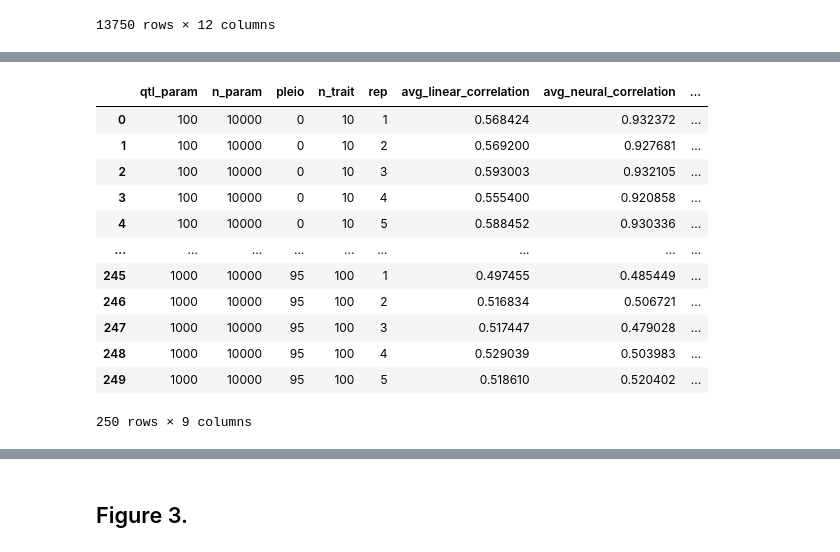
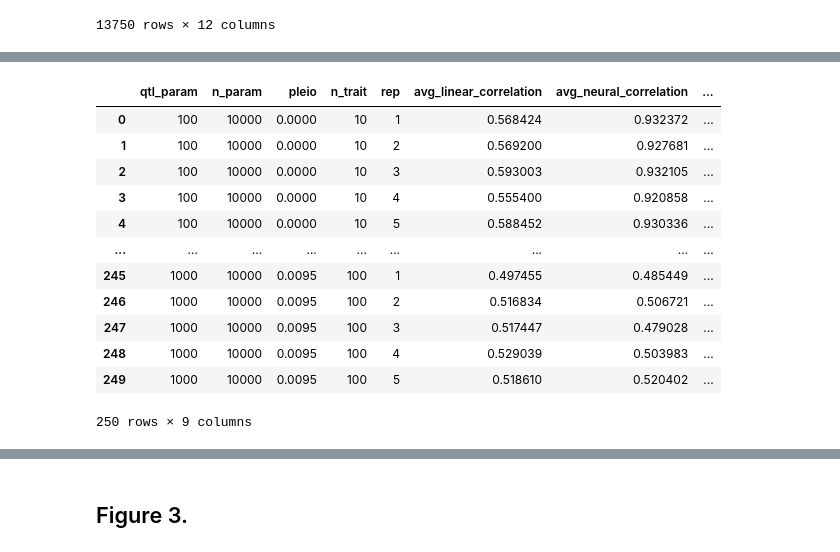
Before and after one commit to Arcadia-Science/2025-epistasis-dl-quantgen, a Jupyter notebook: workflow_sims/alphasimr_pleio/Fig_3_pleiotropy.ipynb, the cells around one changed output, grey strips where cells are left out. Drawn from its saved outputs; the diff is of its cells as text; code cells hidden in the pictures.

```diff
--- a/workflow_sims/alphasimr_pleio/Fig_3_pleiotropy.ipynb
+++ b/workflow_sims/alphasimr_pleio/Fig_3_pleiotropy.ipynb
@@ -209,22 +210,23 @@ summary_df = summary_df.rename(columns={
 # Add a count column
 count_df = df.groupby(groupby_columns).size().reset_index(name='count')
 summary_df = pd.merge(summary_df, count_df, on=groupby_columns)
-# %%
-summary_df
-# %% [output]
-|  | qtl_param | n_param | pleio | n_trait | rep | avg_linear_correlation | avg_neural_correlation | ... |
-| 0 | 100 | 10000 | 0 | 10 | 1 | 0.568424 | 0.932372 | ... |
-| 1 | 100 | 10000 | 0 | 10 | 2 | 0.569200 | 0.927681 | ... |
-| 2 | 100 | 10000 | 0 | 10 | 3 | 0.593003 | 0.932105 | ... |
-| 3 | 100 | 10000 | 0 | 10 | 4 | 0.555400 | 0.920858 | ... |
-| 4 | 100 | 10000 | 0 | 10 | 5 | 0.588452 | 0.930336 | ... |
-| ... | ... | ... | ... | ... | ... | ... | ... | ... |
-| 245 | 1000 | 10000 | 95 | 100 | 1 | 0.497455 | 0.485449 | ... |
-| 246 | 1000 | 10000 | 95 | 100 | 2 | 0.516834 | 0.506721 | ... |
-| 247 | 1000 | 10000 | 95 | 100 | 3 | 0.517447 | 0.479028 | ... |
-| 248 | 1000 | 10000 | 95 | 100 | 4 | 0.529039 | 0.503983 | ... |
-| 249 | 1000 | 10000 | 95 | 100 | 5 | 0.518610 | 0.520402 | ... |
-250 rows × 9 columns
+# %%
+summary_df['pleio'] = summary_df['pleio']/100
+summary_df
+# %% [output]
+|  | qtl_param | n_param | pleio | n_trait | rep | avg_linear_correlation | avg_neural_correlation | ... |
+| 0 | 100 | 10000 | 0.0000 | 10 | 1 | 0.568424 | 0.932372 | ... |
+| 1 | 100 | 10000 | 0.0000 | 10 | 2 | 0.569200 | 0.927681 | ... |
+| 2 | 100 | 10000 | 0.0000 | 10 | 3 | 0.593003 | 0.932105 | ... |
+| 3 | 100 | 10000 | 0.0000 | 10 | 4 | 0.555400 | 0.920858 | ... |
+| 4 | 100 | 10000 | 0.0000 | 10 | 5 | 0.588452 | 0.930336 | ... |
+| ... | ... | ... | ... | ... | ... | ... | ... | ... |
+| 245 | 1000 | 10000 | 0.0095 | 100 | 1 | 0.497455 | 0.485449 | ... |
+| 246 | 1000 | 10000 | 0.0095 | 100 | 2 | 0.516834 | 0.506721 | ... |
+| 247 | 1000 | 10000 | 0.0095 | 100 | 3 | 0.517447 | 0.479028 | ... |
+| 248 | 1000 | 10000 | 0.0095 | 100 | 4 | 0.529039 | 0.503983 | ... |
+| 249 | 1000 | 10000 | 0.0095 | 100 | 5 | 0.518610 | 0.520402 | ... |
+250 rows × 9 columns
 # %%
 import pandas as pd
 import matplotlib.pyplot as plt
```
Also changed, not shown: parts of 3 cells of this notebook, 5 other files.
